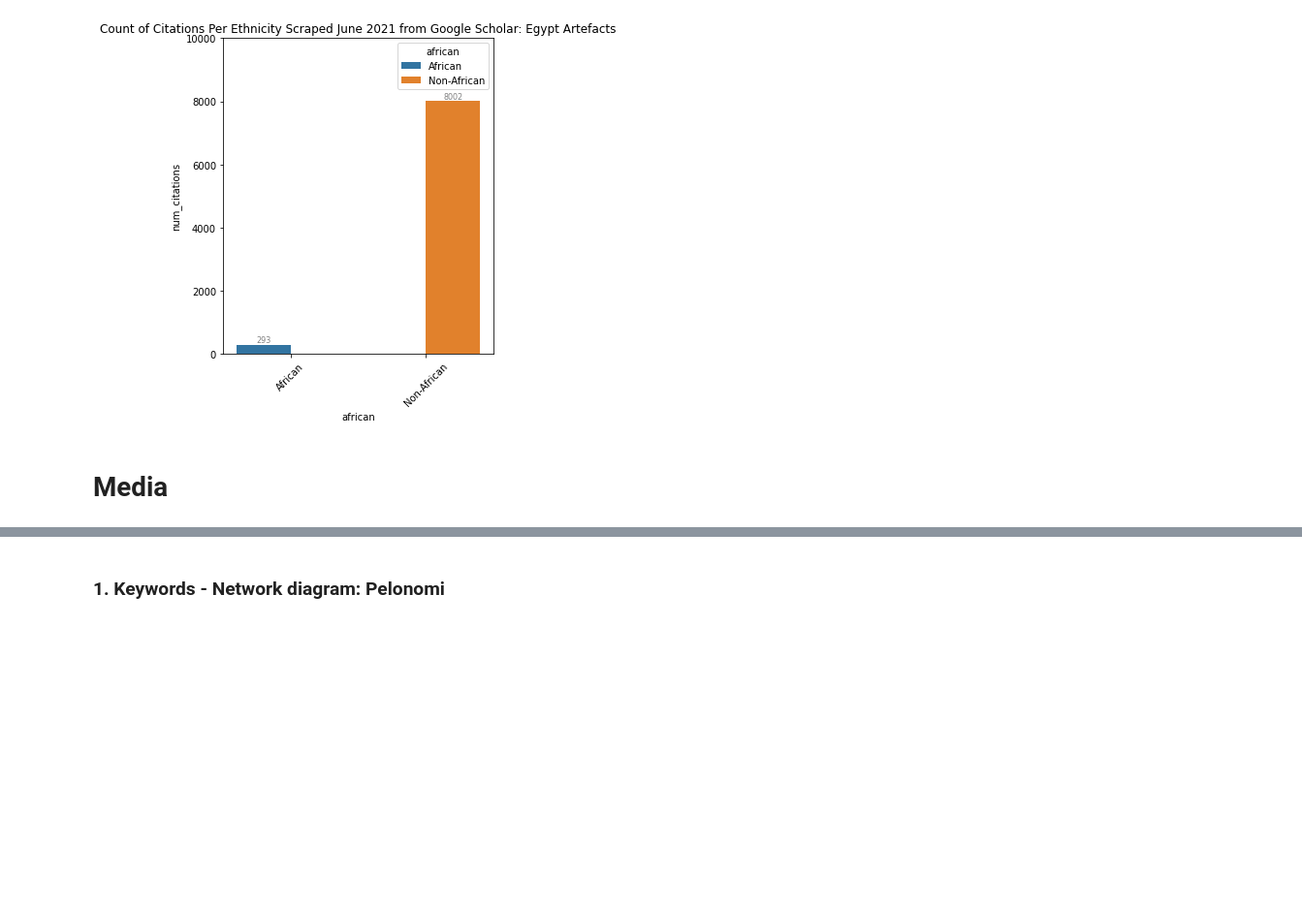
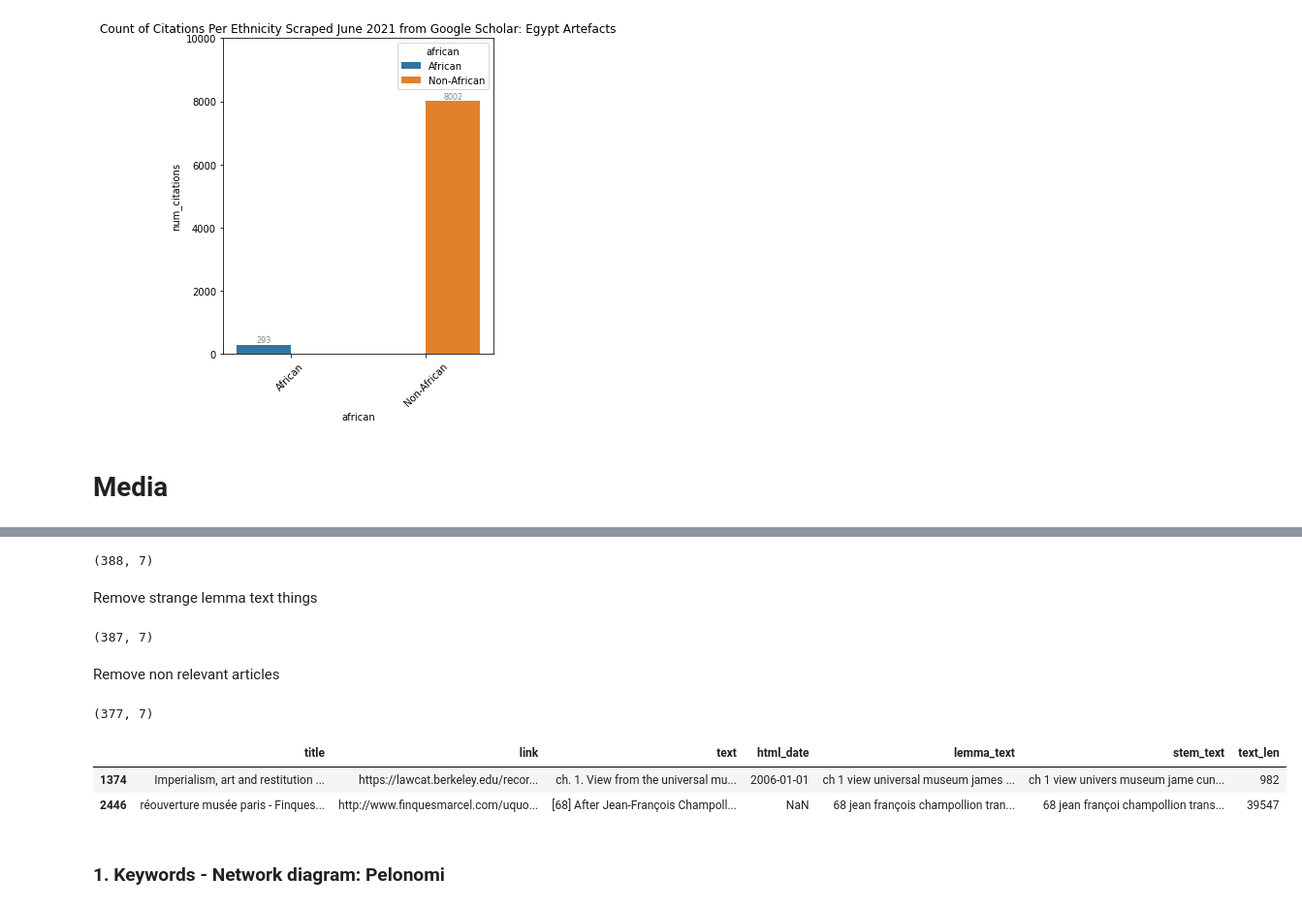
Before and after one commit to TamatiB/restitution_africa2021, a Jupyter notebook: scrape_crawl/Egypt_Vizs_PM.ipynb, the cells around one changed output, grey strips where cells are left out. Shown at 97% size. Cells and saved outputs as stored; diff of their text form; code cells hidden in the pictures; blank space fills up the shorter version.

```diff
--- a/scrape_crawl/Egypt_Vizs_PM.ipynb
+++ b/scrape_crawl/Egypt_Vizs_PM.ipynb
@@ -340,0 +421,14 @@ df = pd.read_csv('data/eg_google_content468_cleaned.csv', index_col=0)
+# %%
+df_text = df_text[~df_text['link'].astype(str).str.contains("�")]
+df_text.shape
+# %% [output]
+(388, 7)
+# %% [markdown]
+Remove strange lemma text things
+# %%
+df_text = df_text[~df_text['lemma_text'].isna()]
+df_text.shape
+# %% [output]
+(387, 7)
+# %% [markdown]
+Remove non relevant articles
@@ -341,3 +452,14 @@ df = pd.read_csv('data/eg_google_content468_cleaned.csv', index_col=0)
+# %%
+df_text = df_text[~df_text['link'].isin(links_to_remove)]
+df_text.shape
+# %% [output]
+(377, 7)
+# %%
+df_text[df_text['text'].str.contains('comet')]
+# %% [output]
+|  | title | link | text | html_date | lemma_text | stem_text | text_len |
+| 1374 | Imperialism, art and restitution ... | https://lawcat.berkeley.edu/recor... | ch. 1. View from the universal mu... | 2006-01-01 | ch 1 view universal museum james ... | ch 1 view univers museum jame cun... | 982 |
+| 2446 | réouverture musée paris - Finques... | http://www.finquesmarcel.com/uquo... | [68] After Jean-François Champoll... | NaN | 68 jean françois champollion tran... | 68 jean françoi champollion trans... | 39547 |
 # %% [markdown]
 ### 1. Keywords - Network diagram: Pelonomi
 # %% [markdown]
```
Also changed, not shown: parts of 31 cells of this notebook, 8 other files.
